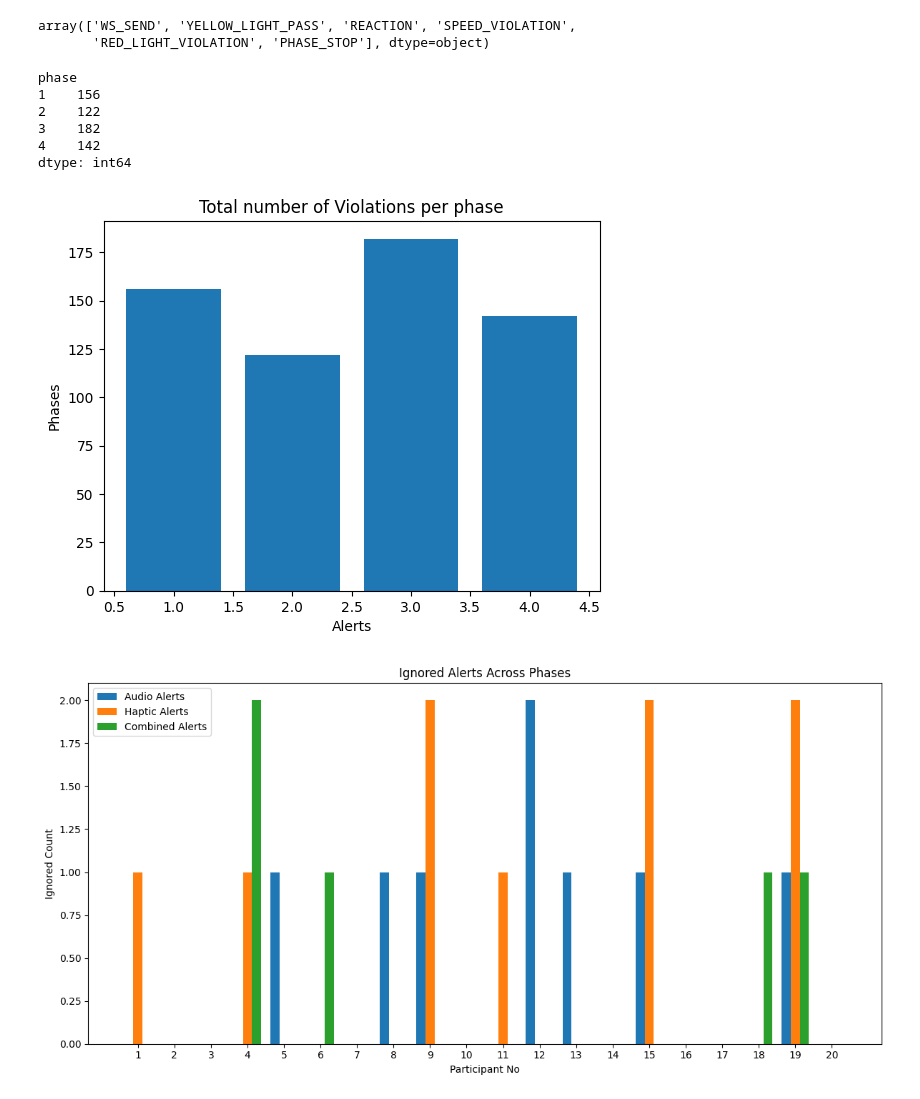
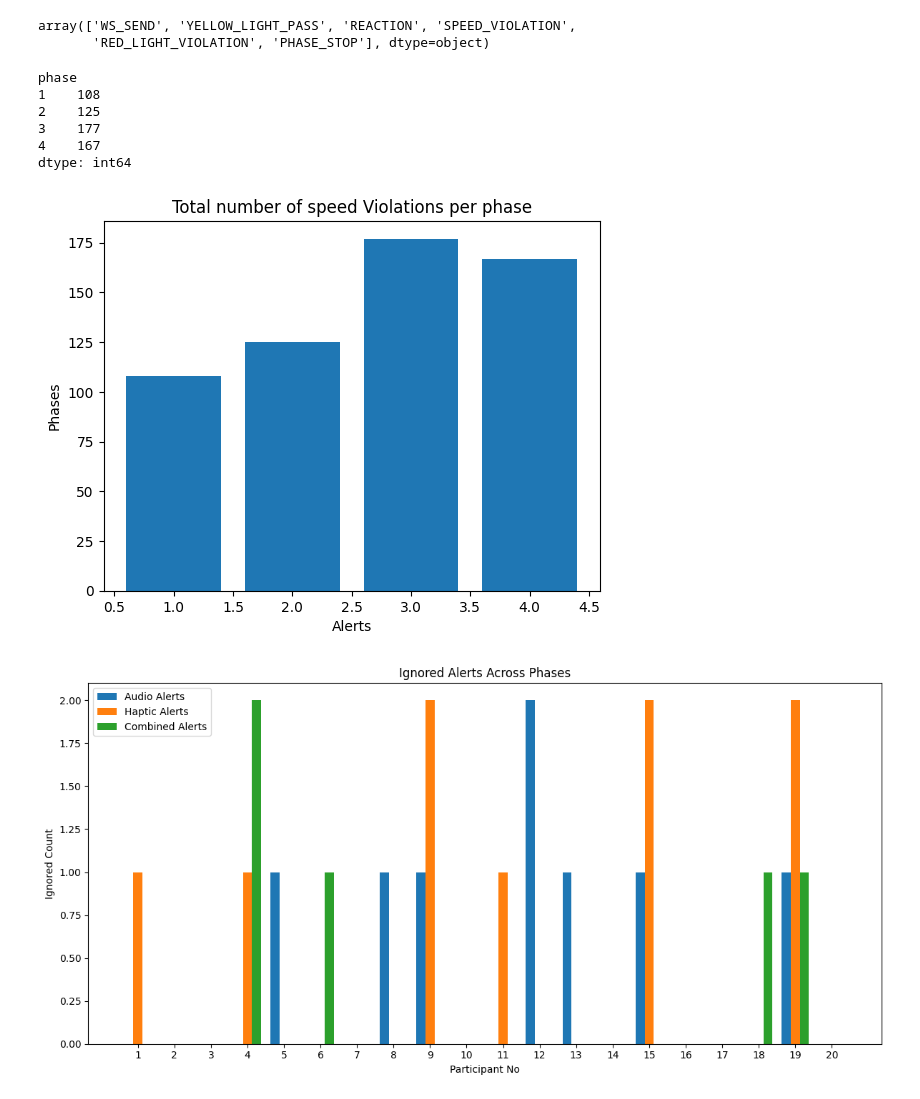
Before and after one commit to KeirAAAlcantara/SimAnalysis, a Jupyter notebook: Sim_Analysis.ipynb, the cells around one changed output. Cells and saved outputs as stored; diff of their text form; code cells hidden in the pictures.

Commit message:
almost final visuals

```diff
--- a/Sim_Analysis.ipynb
+++ b/Sim_Analysis.ipynb
@@ -497,7 +541,7 @@ array(['WS_SEND', 'YELLOW_LIGHT_PASS', 'REACTION', 'SPEED_VIOLATION',
        'RED_LIGHT_VIOLATION', 'PHASE_STOP'], dtype=object)
 # %%
 mostViolation = (
-    df_Metrics[df_Metrics["event"] == "SPEED_VIOLATION"]
+    df_Metrics[df_Metrics["scenario"] == "TRAFFIC_LIGHT"]
     .groupby("phase")
     .size()
 )
@@ -505,21 +549,21 @@ mostViolation = (
 display(mostViolation)
 # %% [output]
 phase
-1    156
-2    122
-3    182
-4    142
+1    108
+2    125
+3    177
+4    167
 dtype: int64
 # %%
 plt.bar(mostViolation.index, mostViolation.values)
 
 plt.xlabel("Alerts")
 plt.ylabel("Phases")
-plt.title("Total number of Violations per phase")
+plt.title("Total number of speed Violations per phase")
 
 plt.show()
 # %% [output]
-[figure, old version]
+[figure, new version]
 # %%
 def get_ignored_counts(df):
     mask = df["alert_ignored"] == 1
```
Also changed, not shown: parts of 18 cells of this notebook, 1 other file.
